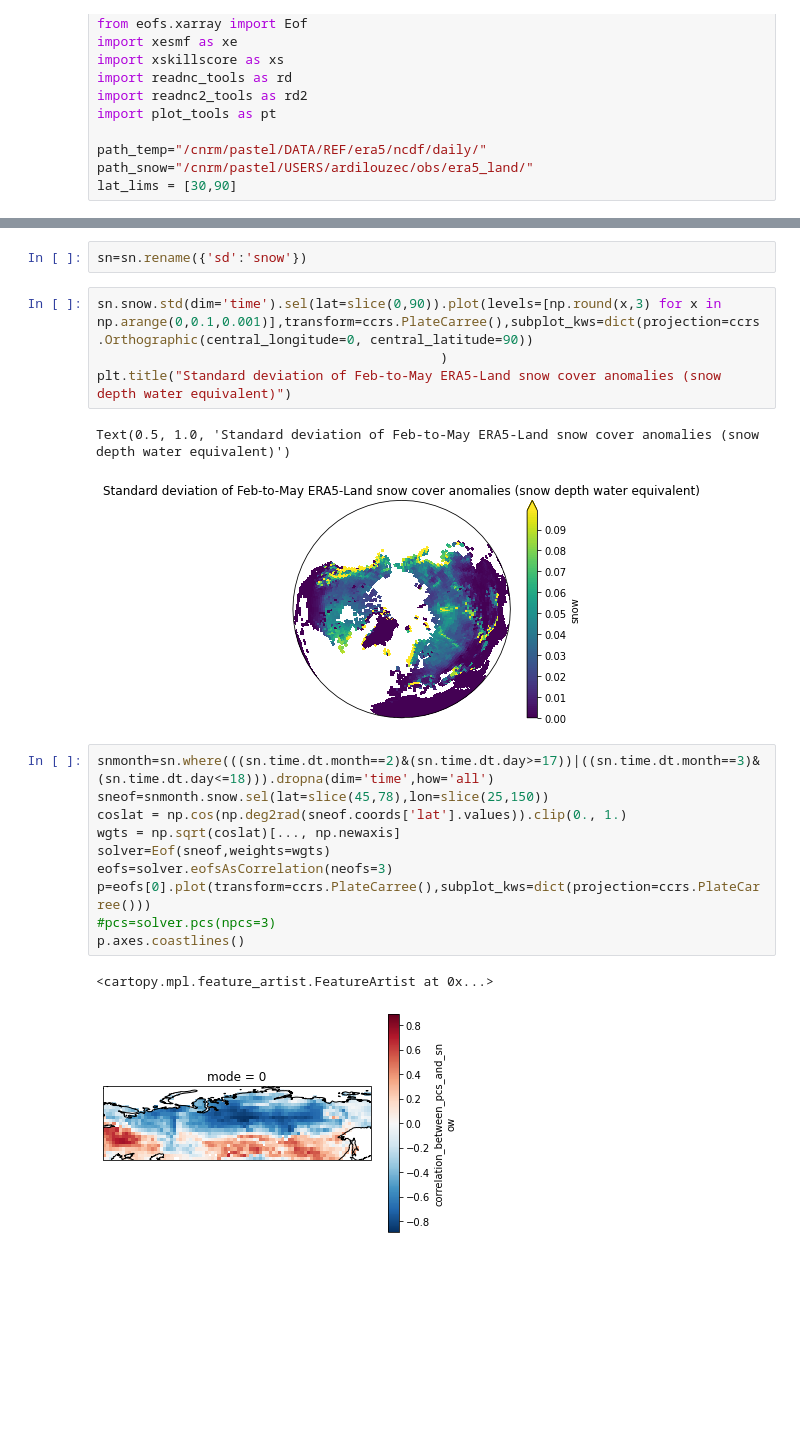
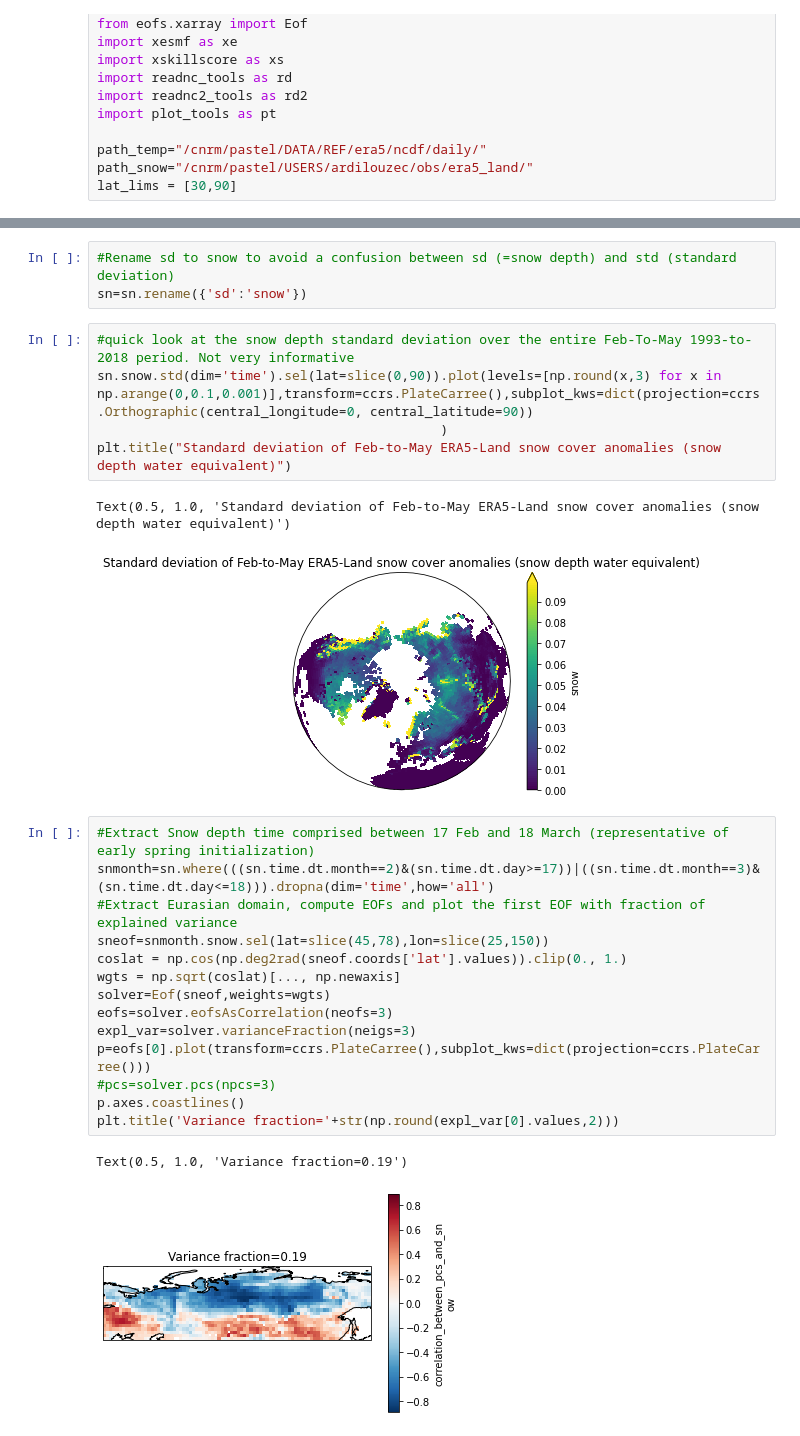
Before and after one commit to CArdilouze/Project_snow_BSC_CNRM, a Jupyter notebook: Obs_lagged_regression.ipynb, the cells around one changed output, grey strips where cells are left out. Cells and saved outputs as stored; diff of their text form; blank space fills up the shorter version.

```diff
--- a/Obs_lagged_regression.ipynb
+++ b/Obs_lagged_regression.ipynb
@@ -38,7 +43,9 @@ sn=sn.groupby("time.dayofyear")-sn.groupby("time.dayofyear").mean("time")
 sn=sn.reindex({"time":temp.time}).compute()
 # %%
+#Rename sd to snow to avoid a confusion between sd (=snow depth) and std (standard deviation)
 sn=sn.rename({'sd':'snow'})
 # %%
+#quick look at the snow depth standard deviation over the entire Feb-To-May 1993-to-2018 period. Not very informative
 sn.snow.std(dim='time').sel(lat=slice(0,90)).plot(levels=[np.round(x,3) for x in np.arange(0,0.1,0.001)],transform=ccrs.PlateCarree(),subplot_kws=dict(projection=ccrs.Orthographic(central_longitude=0, central_latitude=90))
                                             )
 plt.title("Standard deviation of Feb-to-May ERA5-Land snow cover anomalies (snow depth water equivalent)")
@@ -46,16 +53,20 @@ plt.title("Standard deviation of Feb-to-May ERA5-Land snow cover anomalies (snow
 Text(0.5, 1.0, 'Standard deviation of Feb-to-May ERA5-Land snow cover anomalies (snow depth water equivalent)')
 [figure]
 # %%
+#Extract Snow depth time comprised between 17 Feb and 18 March (representative of early spring initialization)
 snmonth=sn.where(((sn.time.dt.month==2)&(sn.time.dt.day>=17))|((sn.time.dt.month==3)&(sn.time.dt.day<=18))).dropna(dim='time',how='all')
+#Extract Eurasian domain, compute EOFs and plot the first EOF with fraction of explained variance
 sneof=snmonth.snow.sel(lat=slice(45,78),lon=slice(25,150))
 coslat = np.cos(np.deg2rad(sneof.coords['lat'].values)).clip(0., 1.)
 wgts = np.sqrt(coslat)[..., np.newaxis]
 solver=Eof(sneof,weights=wgts)
 eofs=solver.eofsAsCorrelation(neofs=3)
+expl_var=solver.varianceFraction(neigs=3)
 p=eofs[0].plot(transform=ccrs.PlateCarree(),subplot_kws=dict(projection=ccrs.PlateCarree()))
 #pcs=solver.pcs(npcs=3)
 p.axes.coastlines()
+plt.title('Variance fraction='+str(np.round(expl_var[0].values,2)))
 # %% [output]
-<cartopy.mpl.feature_artist.FeatureArtist at 0x...>
+Text(0.5, 1.0, 'Variance fraction=0.19')
-[figure, old version]
+[figure, new version]
 # %%
```
Also changed, not shown: parts of 16 cells of this notebook.
